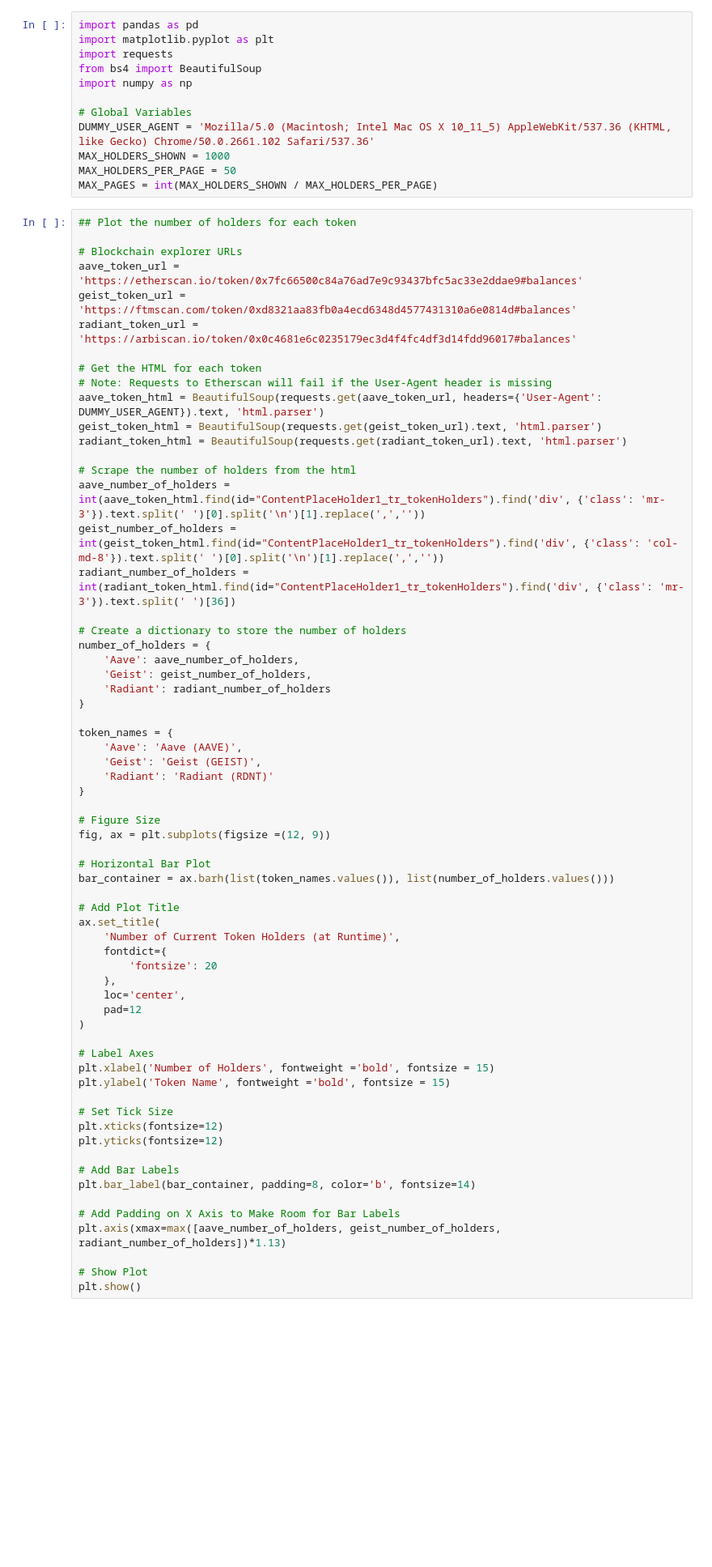
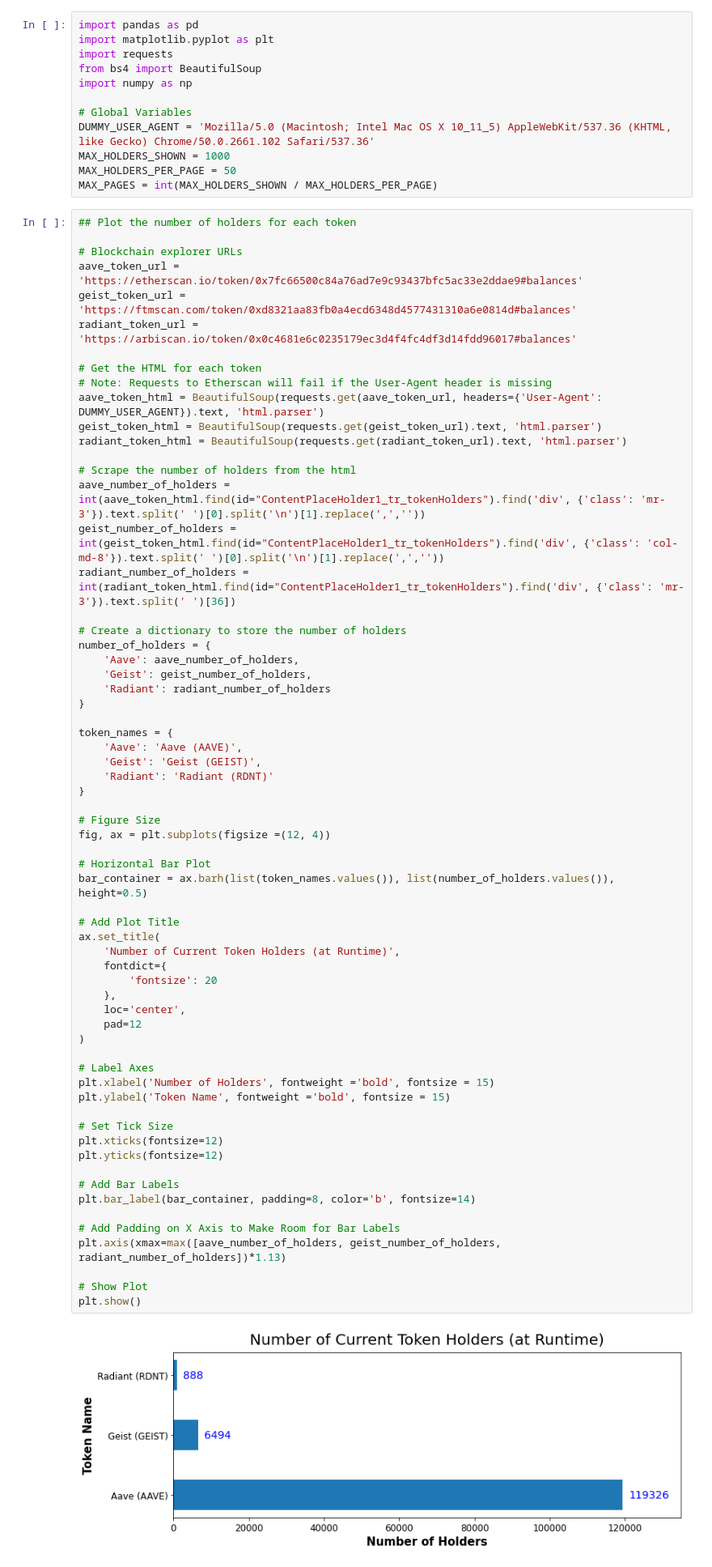
Before and after one commit to tmccurbin/defi-data-analysis, a Jupyter notebook: defi-data-analysis.ipynb, the cells around one changed output. Shown at 81% size. Saved outputs shown, nothing was run; the diff lists cells and outputs as text; blank space fills up the shorter version.

Commit message:
Changed height of bar graph

```diff
--- a/defi-data-analysis.ipynb
+++ b/defi-data-analysis.ipynb
@@ -43,37 +43,39 @@ token_names = {
 }
 
 # Figure Size
-fig, ax = plt.subplots(figsize =(12, 9))
+fig, ax = plt.subplots(figsize =(12, 4))
 
 # Horizontal Bar Plot
-bar_container = ax.barh(list(token_names.values()), list(number_of_holders.values()))
+bar_container = ax.barh(list(token_names.values()), list(number_of_holders.values()), height=0.5)
 
 # Add Plot Title
 ax.set_title(
     'Number of Current Token Holders (at Runtime)',
     fontdict={
         'fontsize': 20
     },
     loc='center',
     pad=12
 )
 
 # Label Axes
 plt.xlabel('Number of Holders', fontweight ='bold', fontsize = 15)
 plt.ylabel('Token Name', fontweight ='bold', fontsize = 15)
 
 # Set Tick Size
 plt.xticks(fontsize=12)
 plt.yticks(fontsize=12)
 
 # Add Bar Labels
 plt.bar_label(bar_container, padding=8, color='b', fontsize=14)
 
 # Add Padding on X Axis to Make Room for Bar Labels
 plt.axis(xmax=max([aave_number_of_holders, geist_number_of_holders, radiant_number_of_holders])*1.13)
 
 # Show Plot
 plt.show()
+# %% [output]
+[figure, added]
 # %%
 # Unused block (Reading from CSV File)
 
```
Also changed, not shown: parts of 3 cells of this notebook.
